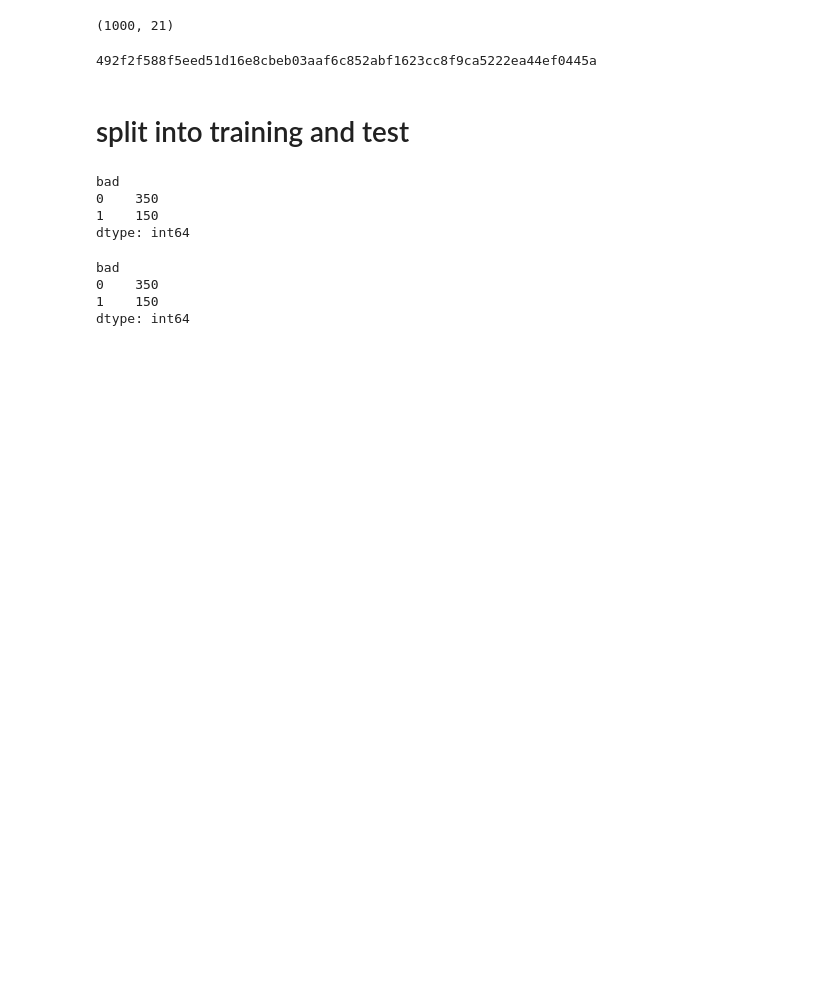
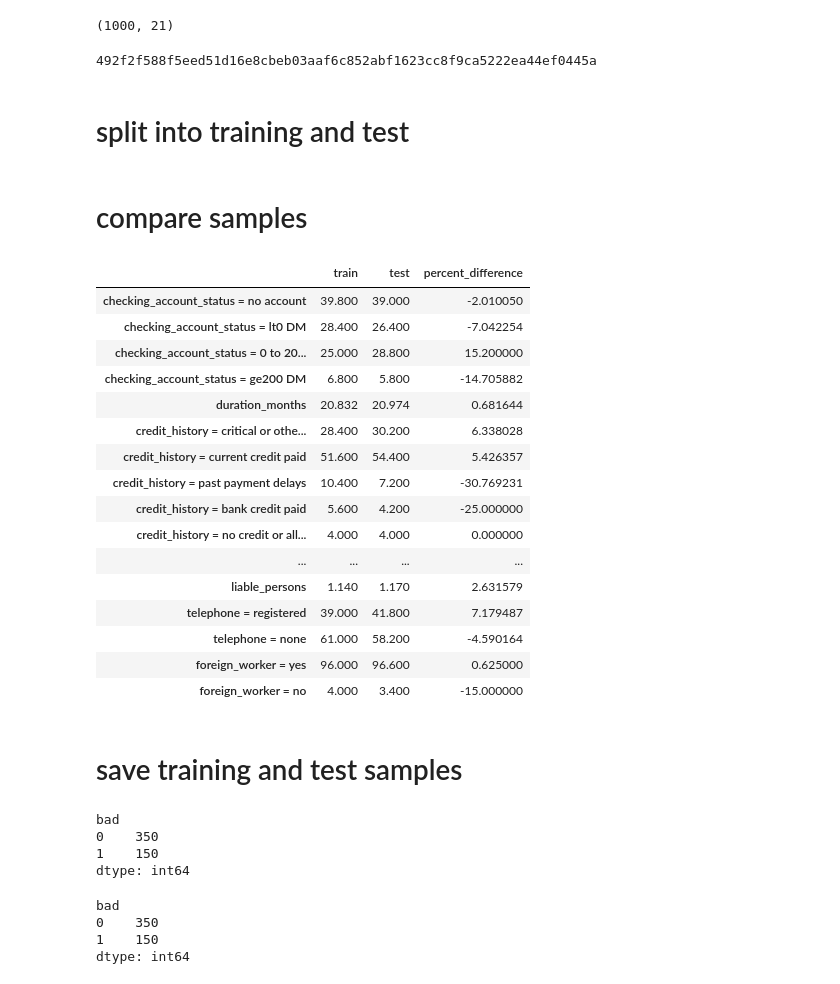
Before and after one commit to MonoJello/credit-risk, a Jupyter notebook: code/00 get data.ipynb, the cells around one changed output. Cells and saved outputs as stored; diff of their text form; code cells hidden in the pictures; blank space fills up the shorter version.

```diff
--- a/code/00 get data.ipynb
+++ b/code/00 get data.ipynb
@@ -335,3 +337,27 @@ train_df, test_df = train_test_split(
     random_state=42,
     stratify=X["bad"]
 )
+# %% [markdown]
+# compare samples
+# %%
+pd.set_option("display.max_rows", None)
+# %%
+des.compare_datasets(train_df,test_df, 'bad')
+# %% [output]
+|  | train | test | percent_difference |
+| checking_account_status = no account | 39.800 | 39.000 | -2.010050 |
+| checking_account_status = lt0 DM | 28.400 | 26.400 | -7.042254 |
+| checking_account_status = 0 to 20... | 25.000 | 28.800 | 15.200000 |
+| checking_account_status = ge200 DM | 6.800 | 5.800 | -14.705882 |
+| duration_months | 20.832 | 20.974 | 0.681644 |
+| credit_history = critical or othe... | 28.400 | 30.200 | 6.338028 |
+| credit_history = current credit paid | 51.600 | 54.400 | 5.426357 |
+| credit_history = past payment delays | 10.400 | 7.200 | -30.769231 |
+| credit_history = bank credit paid | 5.600 | 4.200 | -25.000000 |
+| credit_history = no credit or all... | 4.000 | 4.000 | 0.000000 |
+| ... | ... | ... | ... |
+| liable_persons | 1.140 | 1.170 | 2.631579 |
+| telephone = registered | 39.000 | 41.800 | 7.179487 |
+| telephone = none | 61.000 | 58.200 | -4.590164 |
+| foreign_worker = yes | 96.000 | 96.600 | 0.625000 |
+| foreign_worker = no | 4.000 | 3.400 | -15.000000 |
@@ -338,3 +366,5 @@ train_df, test_df = train_test_split(
+# %% [markdown]
+# save training and test samples
 # %%
 train_df.to_pickle("../data/00_df_train.pkl")
 test_df.to_pickle("../data/00_df_test.pkl")
```
Also changed, not shown: parts of 2 cells of this notebook, 2 other files.
